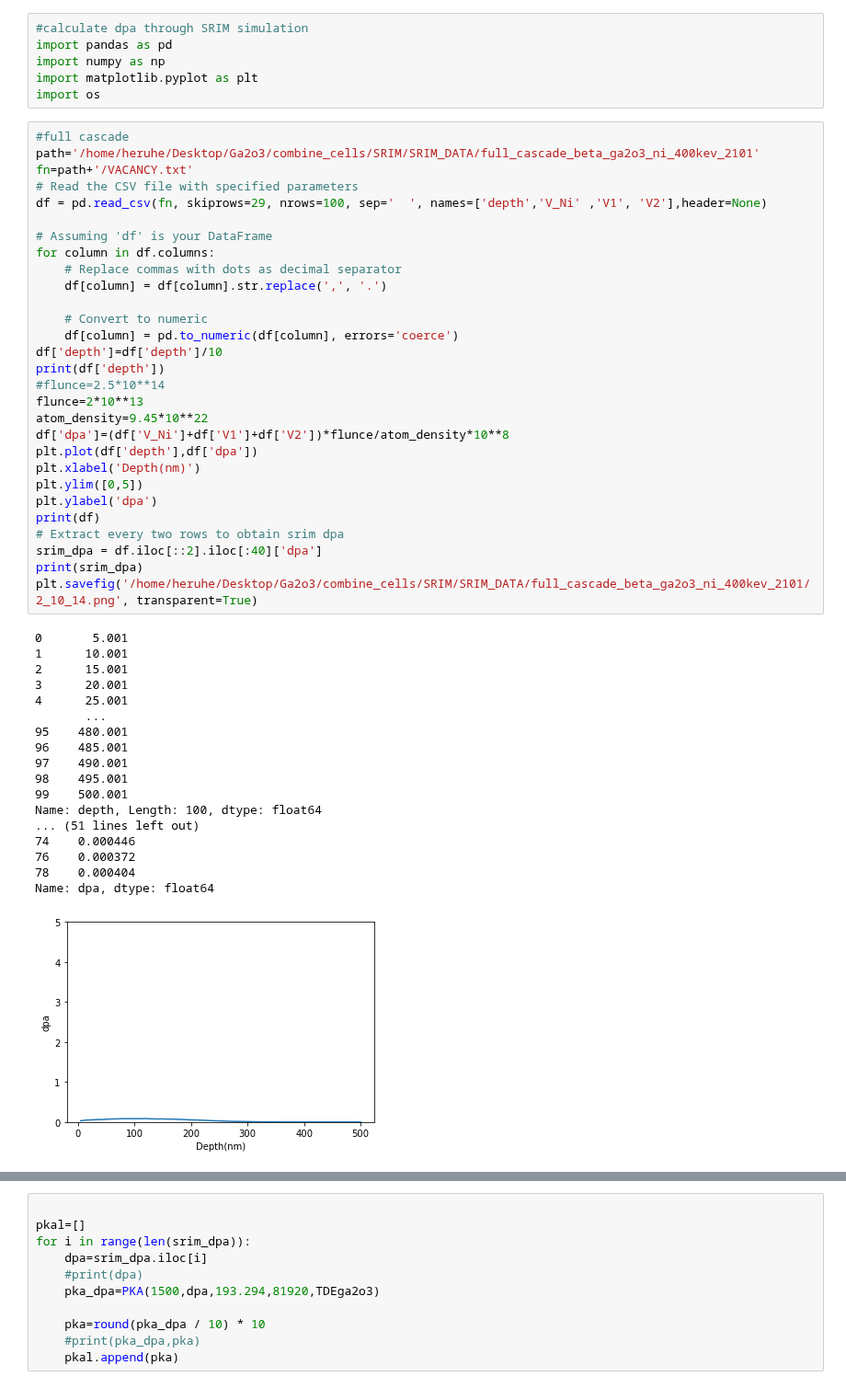
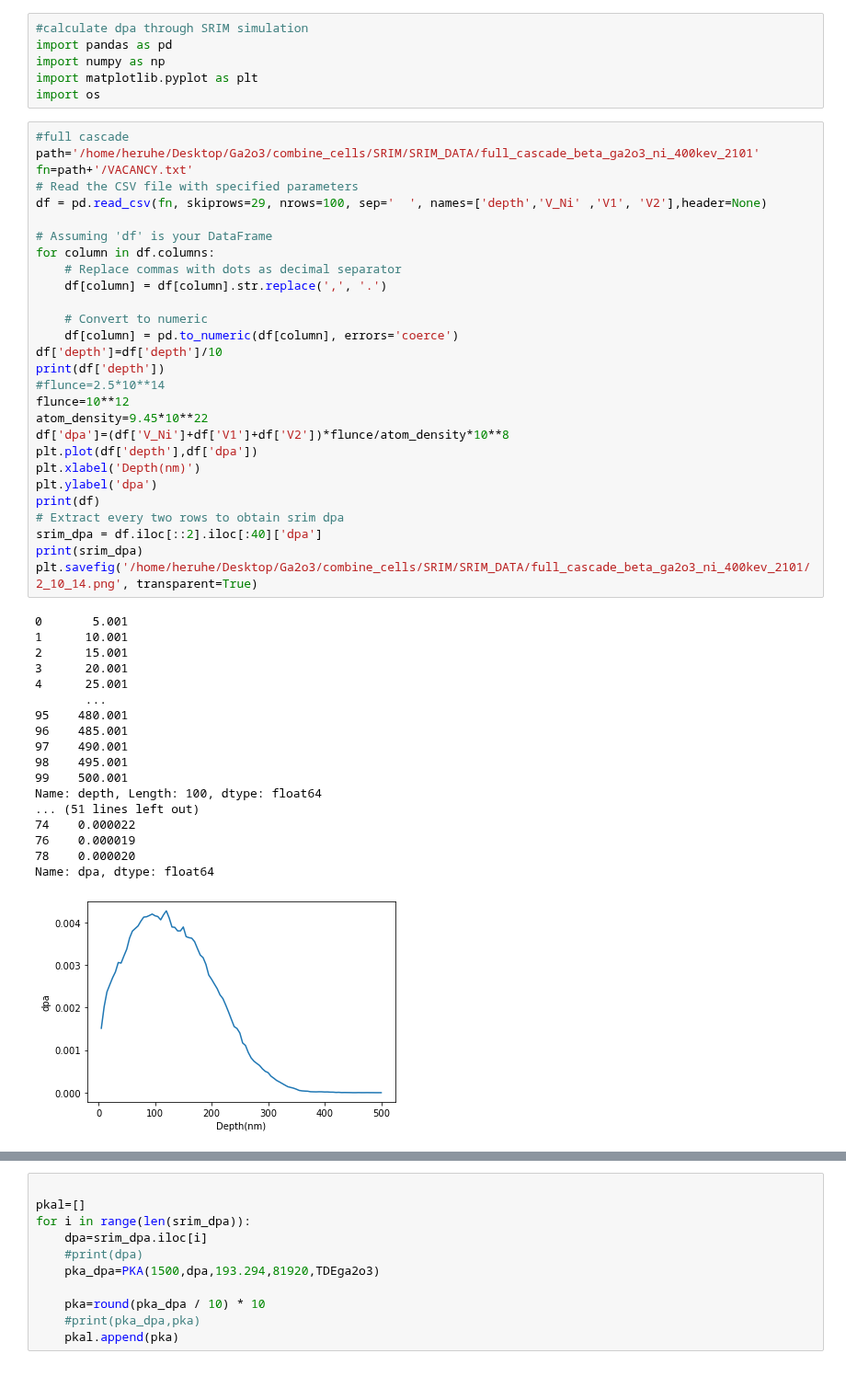
Before and after one commit to HE-RU10/ga2o3, a Jupyter notebook: SRIM_dpa.ipynb, the cells around one changed output, grey strips where cells are left out. Shown at 92% size. Cells and saved outputs as stored; diff of their text form.

```diff
--- a/SRIM_dpa.ipynb
+++ b/SRIM_dpa.ipynb
@@ -19,38 +19,37 @@ for column in df.columns:
     # Convert to numeric
     df[column] = pd.to_numeric(df[column], errors='coerce')
 df['depth']=df['depth']/10
 print(df['depth'])
 #flunce=2.5*10**14
-flunce=2*10**13
+flunce=10**12
 atom_density=9.45*10**22
 df['dpa']=(df['V_Ni']+df['V1']+df['V2'])*flunce/atom_density*10**8
 plt.plot(df['depth'],df['dpa'])
 plt.xlabel('Depth(nm)')
-plt.ylim([0,5])
 plt.ylabel('dpa')
 print(df)
 # Extract every two rows to obtain srim dpa
 srim_dpa = df.iloc[::2].iloc[:40]['dpa']
 print(srim_dpa)
 plt.savefig('/home/heruhe/Desktop/Ga2o3/combine_cells/SRIM/SRIM_DATA/full_cascade_beta_ga2o3_ni_400kev_2101/2_10_14.png', transparent=True)
 # %% [output]
 0       5.001
 1      10.001
 2      15.001
 3      20.001
 4      25.001
        ...
 95    480.001
 96    485.001
 97    490.001
 98    495.001
 99    500.001
 Name: depth, Length: 100, dtype: float64
 ... (51 lines left out)
-74    0.000446
-76    0.000372
-78    0.000404
+74    0.000022
+76    0.000019
+78    0.000020
 Name: dpa, dtype: float64
-[figure, old version]
+[figure, new version]
 # %%
 #quick cascade
```
Also changed, not shown: parts of 4 cells of this notebook, 5 other files.
